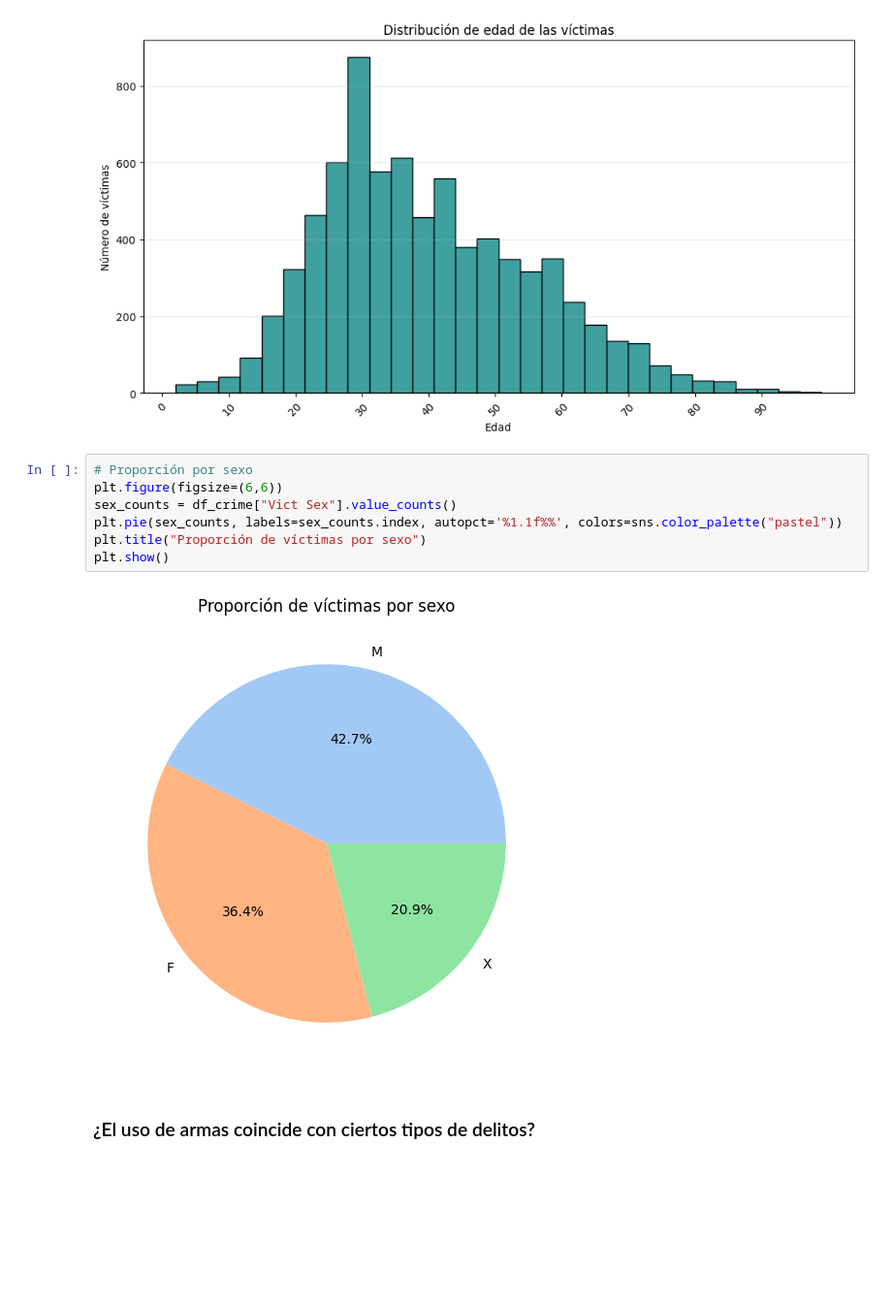
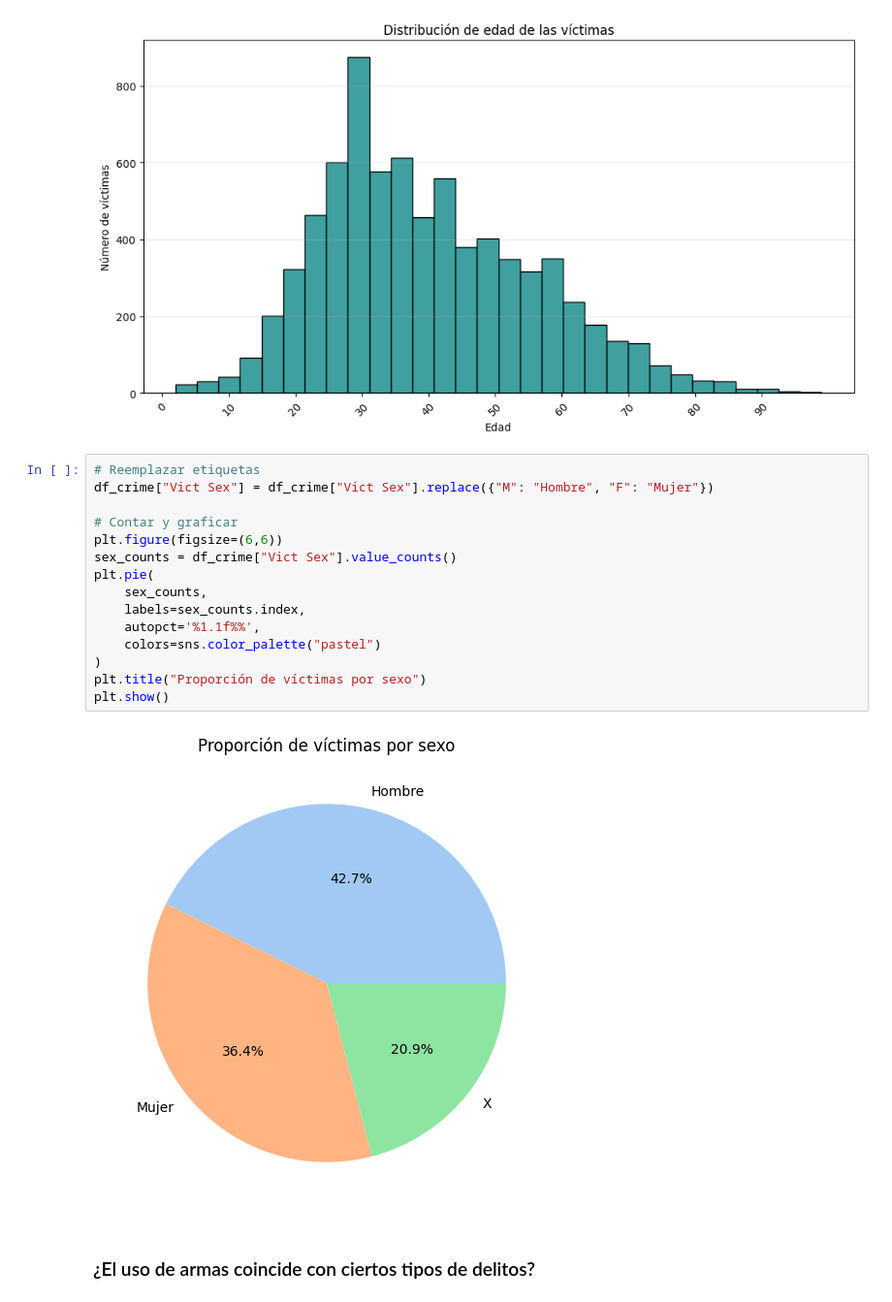
Before and after one commit to yub3r/CoderDataScience, a Jupyter notebook: ProyectoDS-Crime_Data_2020_24-Millan.ipynb, the cells around one changed output. Shown at 97% size. Drawn from its saved outputs; the diff is of its cells as text; blank space fills up the shorter version.

```diff
--- a/ProyectoDS-Crime_Data_2020_24-Millan.ipynb
+++ b/ProyectoDS-Crime_Data_2020_24-Millan.ipynb
@@ -348,14 +345,22 @@ plt.show()
 # %% [output]
 [figure]
 # %%
-# Proporción por sexo
+# Reemplazar etiquetas
+df_crime["Vict Sex"] = df_crime["Vict Sex"].replace({"M": "Hombre", "F": "Mujer"})
+
+# Contar y graficar
 plt.figure(figsize=(6,6))
 sex_counts = df_crime["Vict Sex"].value_counts()
-plt.pie(sex_counts, labels=sex_counts.index, autopct='%1.1f%%', colors=sns.color_palette("pastel"))
+plt.pie(
+    sex_counts,
+    labels=sex_counts.index,
+    autopct='%1.1f%%',
+    colors=sns.color_palette("pastel")
+)
 plt.title("Proporción de víctimas por sexo")
 plt.show()
 # %% [output]
-[figure, old version]
+[figure, new version]
 # %% [markdown]
 ### ¿El uso de armas coincide con ciertos tipos de delitos?
 # %%
```
Also changed, not shown: parts of 1 cell of this notebook.
